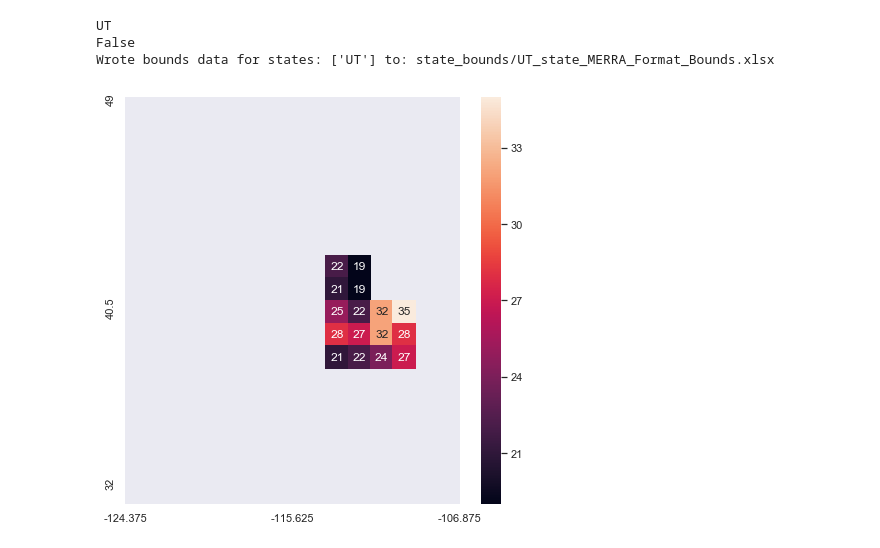
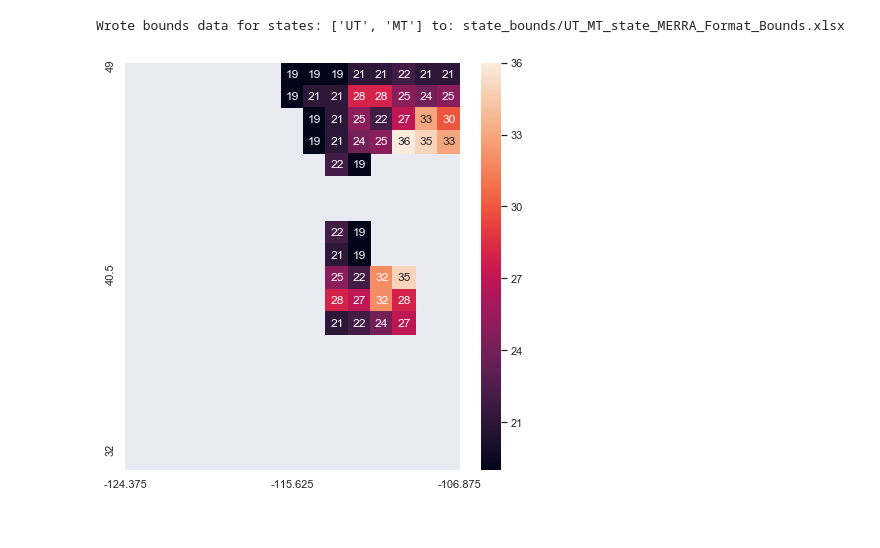
Before and after one commit to ijbd/elcc, a Jupyter notebook: figures/visualize_data.ipynb, the cells around one changed output. Drawn from its saved outputs; the diff is of its cells as text; code cells hidden in the pictures.

```diff
--- a/figures/visualize_data.ipynb
+++ b/figures/visualize_data.ipynb
@@ -30,8 +30,11 @@ Wyoming: WY
 
 if you want to look at all of them for some reason type all
 '''
-stateList = ["UT"]
-raw_Data = pd.read_csv("1 GW Wind_500 MW storage/results.csv")
+stateList = ["UT","MT"]
+filePathResults = "1 GW Wind_500 MW storage/results.csv"
+
+#reads in raw data from results csv
+raw_Data = pd.read_csv(filePathResults)
 
 
 maxLat = np.max(raw_Data['latitude'].values)
@@ -52,34 +55,32 @@ bounds = np.flip(pd.read_excel(fileName,index_col=0).values,axis=0)
 mainArray = dict()
 for row in raw_Data.values:
     mainArray[row[2],row[3]] = row[1]
 
 #creating panda array with lat and long as indices and ELCC as values
 pandaArray = pd.Series(list(mainArray.values()),
                   index=pd.MultiIndex.from_tuples(mainArray.keys()))
 
 #filling in any values not in ranges
 df = pandaArray.unstack().fillna(0)
 
 #creating axix for lat and lon values
 #newYaxis = np.arange(maxLat, minLat-1,-1)
 #newXaxis= np.arange(minLon,maxLon+1.25,10)
 
 #feel free to change color or bounds for axis or bound size(may be out of wack for now)
 regionArray = np.flip(df.values,axis=0)
 
 cleanedRegion = np.where(bounds == 1,regionArray,np.nan)
 plt.figure(figsize=(7.5,7.5))
 
 ax = sns.heatmap(cleanedRegion,annot=True)
 
 
 
 plt.yticks([0,9,cleanedRegion.shape[0]-1],[49,40.5,32])
 plt.xticks([0,7.5,cleanedRegion.shape[1]],[-124.375,-115.625,-106.875])
 
 plt.show()
 # %% [output]
-UT
-False
-Wrote bounds data for states: ['UT'] to: state_bounds/UT_state_MERRA_Format_Bounds.xlsx
+Wrote bounds data for states: ['UT', 'MT'] to: state_bounds/UT_MT_state_MERRA_Format_Bounds.xlsx
-[figure, old version]
+[figure, new version]
```
Also changed, not shown: 1 other file.
